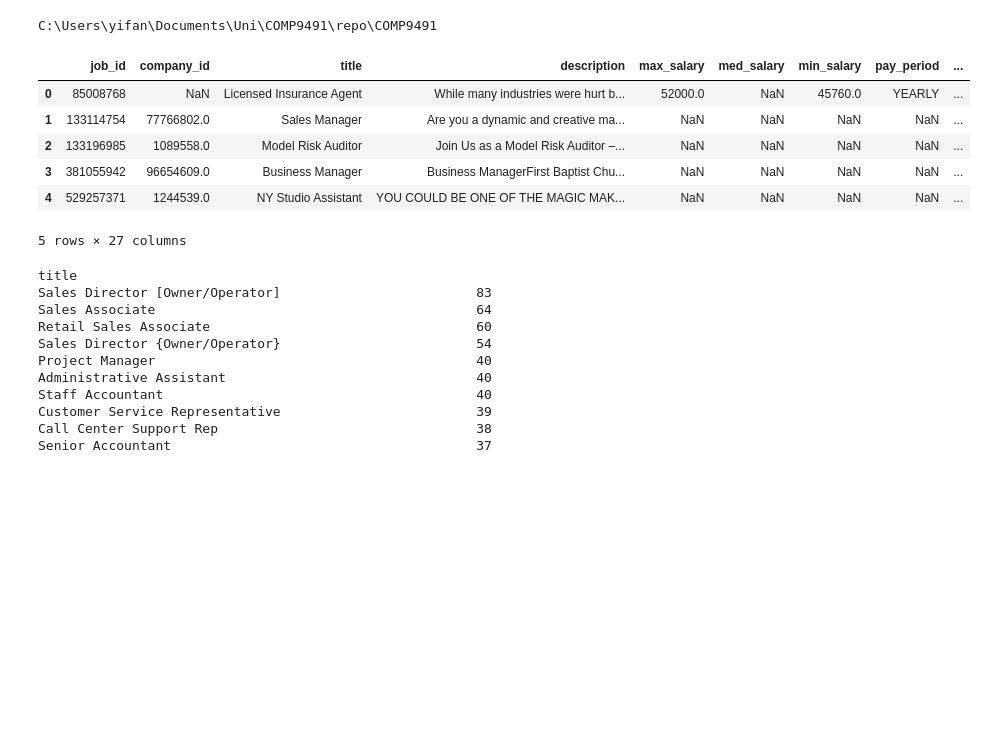
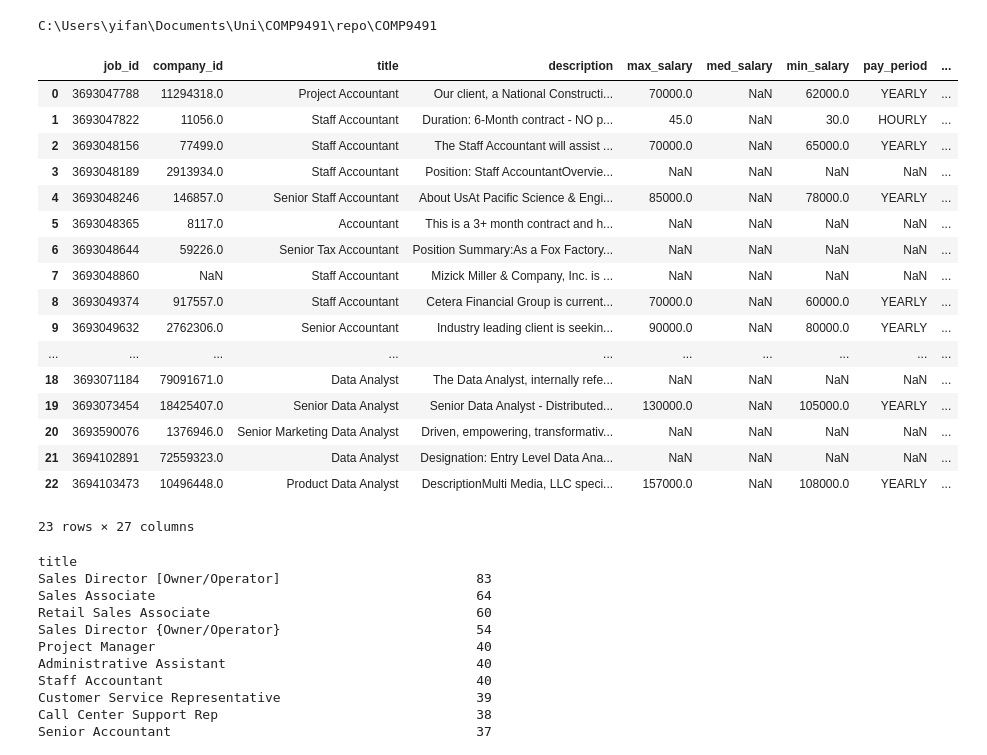
Before and after one commit to yifiyifan/COMP94, a Jupyter notebook: src/EDA/job_posting.ipynb, the cells around one changed output. Saved outputs shown, nothing was run; the diff lists cells and outputs as text; code cells hidden in the pictures; blank space fills up the shorter version.

```diff
--- a/src/EDA/job_posting.ipynb
+++ b/src/EDA/job_posting.ipynb
@@ -14,17 +14,28 @@ C:\Users\yifan\Documents\Uni\COMP9491\repo\COMP9491
 # %%
 import pandas as pd
 
-jobs = pd.read_csv(os.path.join(ROOT_DIR, "data", "job_postings.csv"))
+jobs = pd.read_csv(os.path.join(ROOT_DIR, "data", "job_postings_dev.csv"))
 # %%
-jobs.head()
+jobs
 # %% [output]
 |  | job_id | company_id | title | description | max_salary | med_salary | min_salary | pay_period | ... |
-| 0 | 85008768 | NaN | Licensed Insurance Agent | While many industries were hurt b... | 52000.0 | NaN | 45760.0 | YEARLY | ... |
-| 1 | 133114754 | 77766802.0 | Sales Manager | Are you a dynamic and creative ma... | NaN | NaN | NaN | NaN | ... |
-| 2 | 133196985 | 1089558.0 | Model Risk Auditor | Join Us as a Model Risk Auditor –... | NaN | NaN | NaN | NaN | ... |
-| 3 | 381055942 | 96654609.0 | Business Manager | Business ManagerFirst Baptist Chu... | NaN | NaN | NaN | NaN | ... |
-| 4 | 529257371 | 1244539.0 | NY Studio Assistant | YOU COULD BE ONE OF THE MAGIC MAK... | NaN | NaN | NaN | NaN | ... |
+| 0 | 3693047788 | 11294318.0 | Project Accountant | Our client, a National Constructi... | 70000.0 | NaN | 62000.0 | YEARLY | ... |
+| 1 | 3693047822 | 11056.0 | Staff Accountant | Duration: 6-Month contract - NO p... | 45.0 | NaN | 30.0 | HOURLY | ... |
+| 2 | 3693048156 | 77499.0 | Staff Accountant | The Staff Accountant will assist ... | 70000.0 | NaN | 65000.0 | YEARLY | ... |
+| 3 | 3693048189 | 2913934.0 | Staff Accountant | Position: Staff AccountantOvervie... | NaN | NaN | NaN | NaN | ... |
+| 4 | 3693048246 | 146857.0 | Senior Staff Accountant | About UsAt Pacific Science & Engi... | 85000.0 | NaN | 78000.0 | YEARLY | ... |
+| 5 | 3693048365 | 8117.0 | Accountant | This is a 3+ month contract and h... | NaN | NaN | NaN | NaN | ... |
+| 6 | 3693048644 | 59226.0 | Senior Tax Accountant | Position Summary:As a Fox Factory... | NaN | NaN | NaN | NaN | ... |
+| 7 | 3693048860 | NaN | Staff Accountant | Mizick Miller & Company, Inc. is ... | NaN | NaN | NaN | NaN | ... |
+| 8 | 3693049374 | 917557.0 | Staff Accountant | Cetera Financial Group is current... | 70000.0 | NaN | 60000.0 | YEARLY | ... |
+| 9 | 3693049632 | 2762306.0 | Senior Accountant | Industry leading client is seekin... | 90000.0 | NaN | 80000.0 | YEARLY | ... |
+| ... | ... | ... | ... | ... | ... | ... | ... | ... | ... |
+| 18 | 3693071184 | 79091671.0 | Data Analyst | The Data Analyst, internally refe... | NaN | NaN | NaN | NaN | ... |
+| 19 | 3693073454 | 18425407.0 | Senior Data Analyst | Senior Data Analyst - Distributed... | 130000.0 | NaN | 105000.0 | YEARLY | ... |
+| 20 | 3693590076 | 1376946.0 | Senior Marketing Data Analyst | Driven, empowering, transformativ... | NaN | NaN | NaN | NaN | ... |
+| 21 | 3694102891 | 72559323.0 | Data Analyst | Designation: Entry Level Data Ana... | NaN | NaN | NaN | NaN | ... |
+| 22 | 3694103473 | 10496448.0 | Product Data Analyst | DescriptionMulti Media, LLC speci... | 157000.0 | NaN | 108000.0 | YEARLY | ... |
-5 rows × 27 columns
+23 rows × 27 columns
 # %%
 jobs.groupby("title")["job_id"].count().sort_values(ascending=False)[0:20]
 # %% [output]
```
Also changed, not shown: parts of 1 cell of this notebook, 5 other files.
